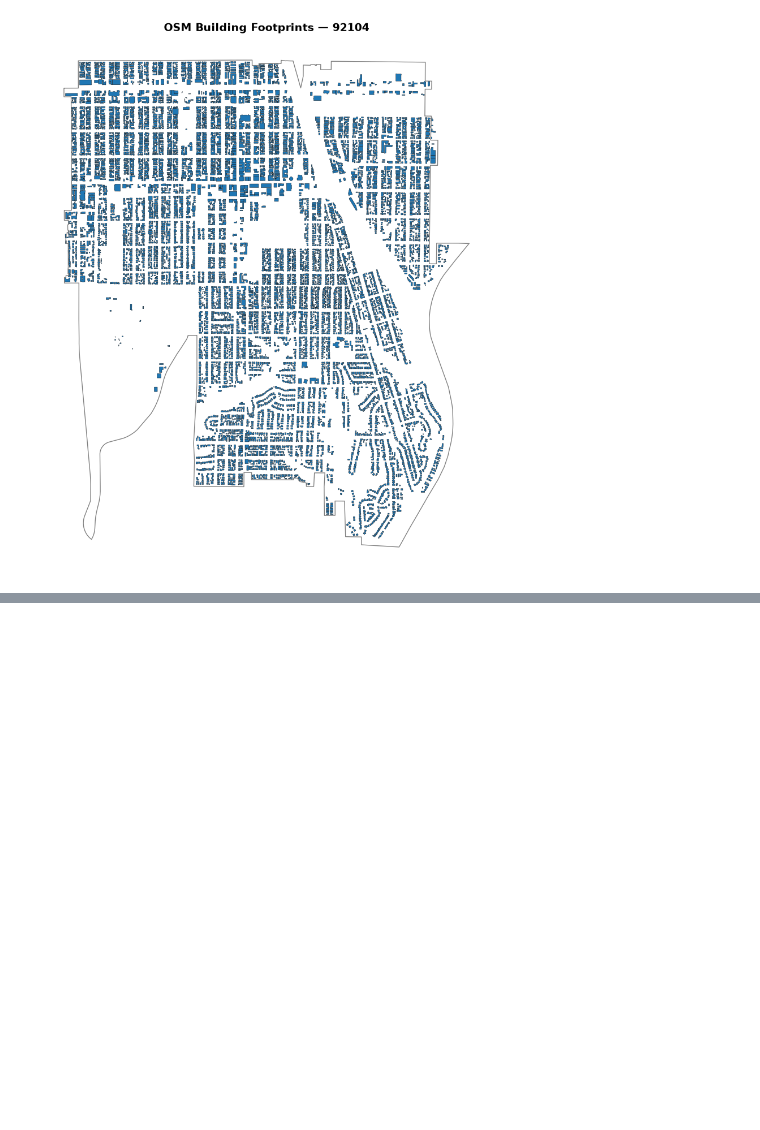
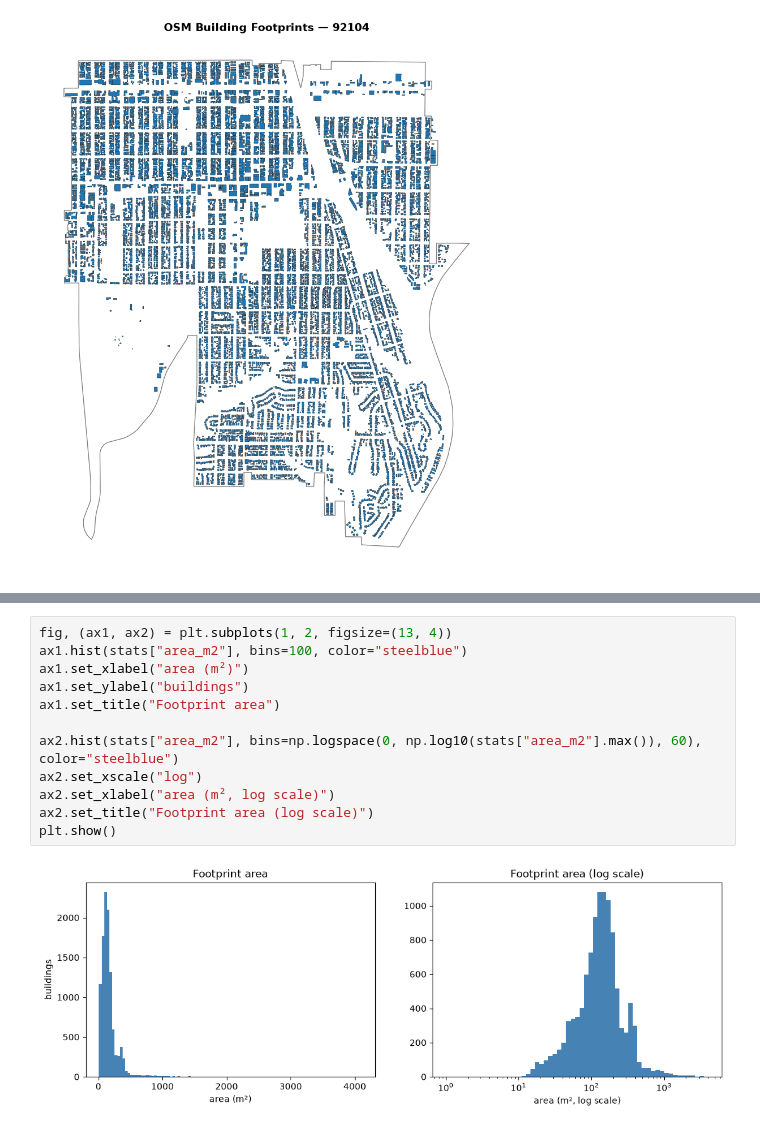
Before and after one commit to aarshiagupta/property-footprint-intelligence, a Jupyter notebook: notebooks/footprint_analysis/92104_north_park.ipynb, the cells around one changed output, grey strips where cells are left out. Cells and saved outputs as stored; diff of their text form; blank space fills up the shorter version.

```diff
--- a/notebooks/footprint_analysis/92104_north_park.ipynb
+++ b/notebooks/footprint_analysis/92104_north_park.ipynb
@@ -100,0 +159,14 @@ Purple is where the original and shifted footprints still overlap. The red strip
+# %%
+fig, (ax1, ax2) = plt.subplots(1, 2, figsize=(13, 4))
+ax1.hist(stats["area_m2"], bins=100, color="steelblue")
+ax1.set_xlabel("area (m²)")
+ax1.set_ylabel("buildings")
+ax1.set_title("Footprint area")
+
+ax2.hist(stats["area_m2"], bins=np.logspace(0, np.log10(stats["area_m2"].max()), 60), color="steelblue")
+ax2.set_xscale("log")
+ax2.set_xlabel("area (m², log scale)")
+ax2.set_title("Footprint area (log scale)")
+plt.show()
+# %% [output]
+[figure, added]
```
Also changed, not shown: parts of 63 cells of this notebook.
